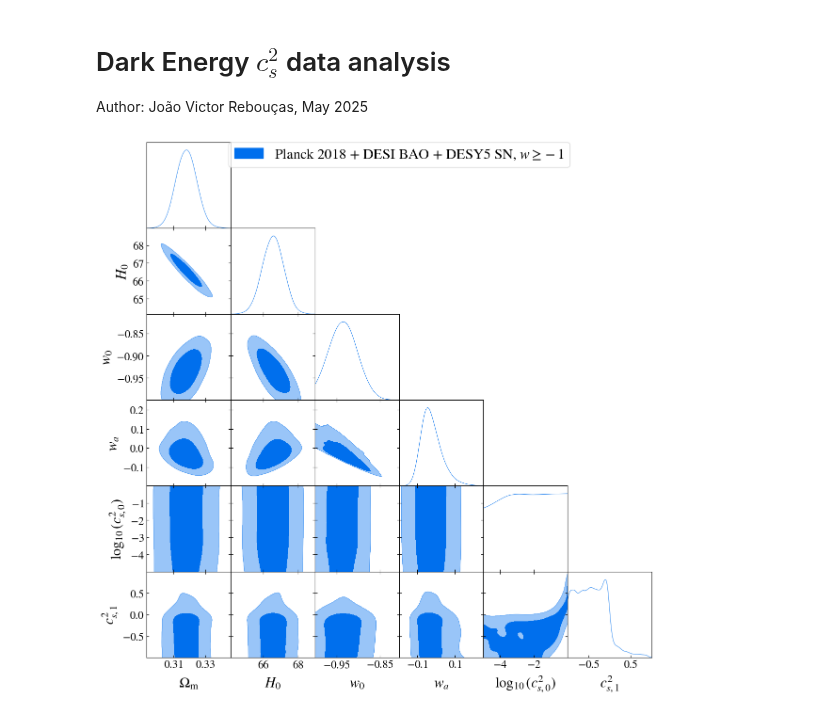
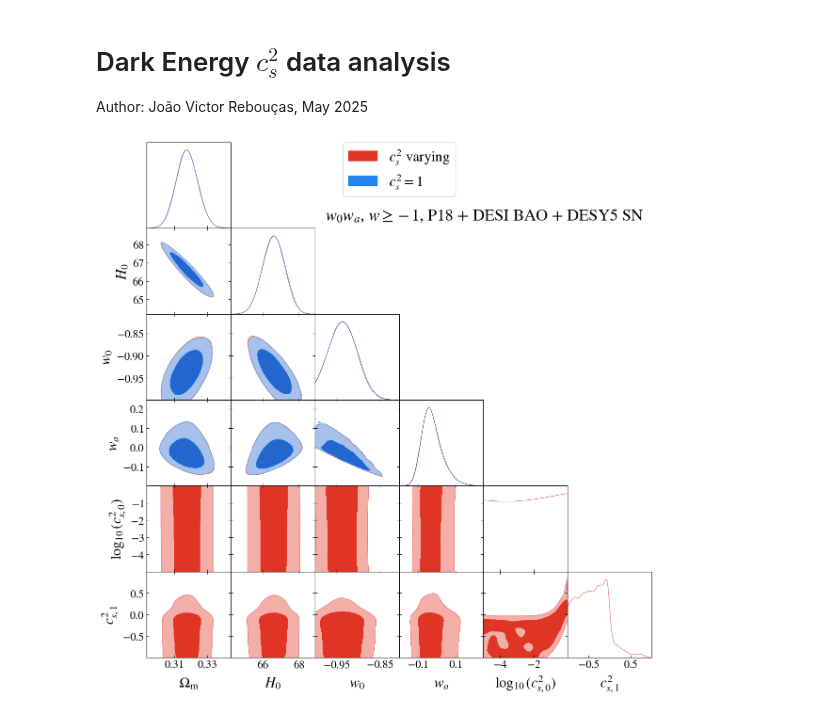
Before and after one commit to joaoreboucas1/cs2-project, a Jupyter notebook: analysis/analysis.ipynb, the cells around one changed output. Saved outputs shown, nothing was run; the diff lists cells and outputs as text; code cells hidden in the pictures.

Commit message:
Updating current plots

```diff
--- a/analysis/analysis.ipynb
+++ b/analysis/analysis.ipynb
@@ -12,29 +12,36 @@ mpl.rcParams['mathtext.fontset'] = "stix"
 mpl.rcParams['font.family'] = "STIXGeneral"
 # %%
 # Load chains
-indices = range(3, 5)
+indices = range(3, 6+1)
 settings = {
     "ignore_rows": 0.4,
 }
 chains = {}
 for i in indices:
     chain = getdist.loadMCSamples(f"../chains/MCMC{i}/MCMC{i}", settings=settings)
-    chain.paramNames.parWithName("log10_cs2_0").label = r"\log_{10}(c_{s,0}^2)"
+    try:
+        chain.paramNames.parWithName("log10_cs2_0").label = r"\log_{10}(c_{s,0}^2)"
+    except Exception:
+        pass
     chains[i] = chain
 # %%
 p = getdist.plots.get_subplot_plotter()
 p.settings.axes_fontsize=20
 p.settings.axes_labelsize=25
 p.settings.legend_fontsize=25
 p.triangle_plot(
-    chains[3],
+    [chains[3], chains[5]],
     ["omegam", "H0", "w0", "wa", "log10_cs2_0", "cs2_1"],
     filled=True,
-    legend_labels=[r"Planck 2018 + DESI BAO + DESY5 SN, $w \geq -1$"]
+    legend_labels=[
+        r"$c_s^2$ varying",
+        r"$c_s^2 = 1$",
+    ]
 )
+p.fig.text(0.41, 0.85, r"$w_0w_a$, $w \geq -1$, P18 + DESI BAO + DESY5 SN", fontsize=25)
 p.export("plots/w0wacs2_quint_pbs.pdf")
 # %% [output]
-[figure, old version]
+[figure, new version]
 # %%
 p = getdist.plots.get_subplot_plotter()
 p.settings.axes_fontsize=20
```
Also changed, not shown: parts of 3 cells of this notebook, 2 other files.
